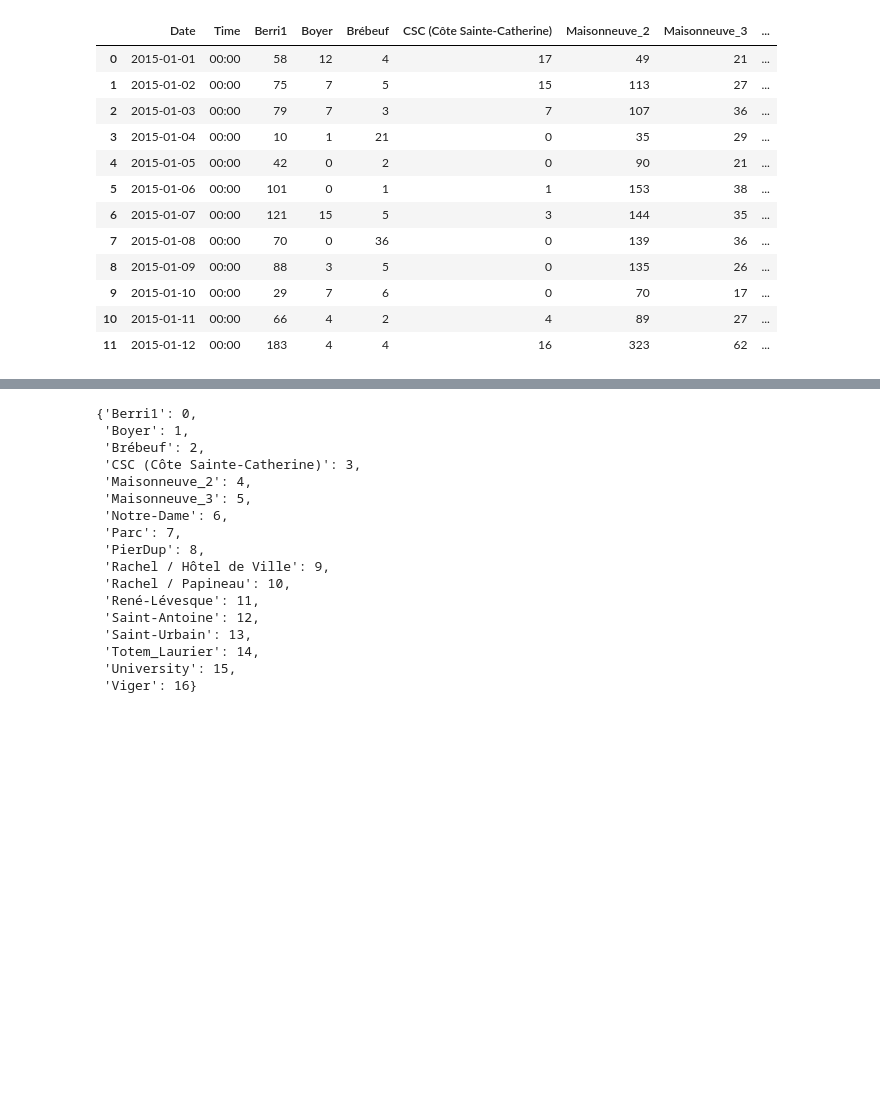
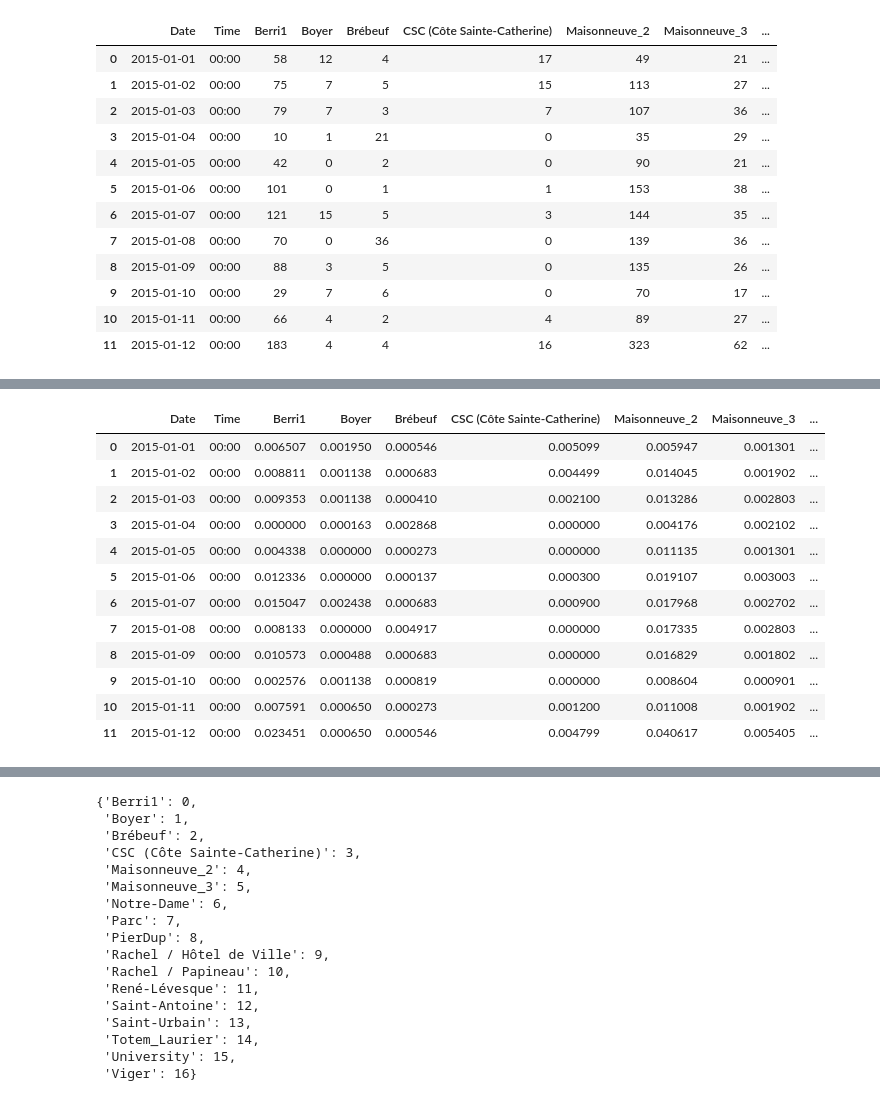
Before and after one commit to ufabc-bcc/srbench-competition-2023-track-2-c-bio-ufpr, a Jupyter notebook: SpatioTemporalGNN.ipynb, the cells around one changed output, grey strips where cells are left out. Drawn from its saved outputs; the diff is of its cells as text; code cells hidden in the pictures; blank space fills up the shorter version.

```diff
--- a/SpatioTemporalGNN.ipynb
+++ b/SpatioTemporalGNN.ipynb
@@ -40,0 +53,21 @@ bike_data.head(12)
+# %%
+# normalizing with min-max with scikit-learn
+from sklearn.preprocessing import MinMaxScaler
+scaler = MinMaxScaler()
+target_columns = [col for col in bike_data.columns if col not in ['Date', 'Time']]
+bike_data.loc[:, target_columns] = scaler.fit_transform(bike_data.loc[:, target_columns])
+bike_data.head(12)
+# %% [output]
+|  | Date | Time | Berri1 | Boyer | Brébeuf | CSC (Côte Sainte-Catherine) | Maisonneuve_2 | Maisonneuve_3 | ... |
+| 0 | 2015-01-01 | 00:00 | 0.006507 | 0.001950 | 0.000546 | 0.005099 | 0.005947 | 0.001301 | ... |
+| 1 | 2015-01-02 | 00:00 | 0.008811 | 0.001138 | 0.000683 | 0.004499 | 0.014045 | 0.001902 | ... |
+| 2 | 2015-01-03 | 00:00 | 0.009353 | 0.001138 | 0.000410 | 0.002100 | 0.013286 | 0.002803 | ... |
+| 3 | 2015-01-04 | 00:00 | 0.000000 | 0.000163 | 0.002868 | 0.000000 | 0.004176 | 0.002102 | ... |
+| 4 | 2015-01-05 | 00:00 | 0.004338 | 0.000000 | 0.000273 | 0.000000 | 0.011135 | 0.001301 | ... |
+| 5 | 2015-01-06 | 00:00 | 0.012336 | 0.000000 | 0.000137 | 0.000300 | 0.019107 | 0.003003 | ... |
+| 6 | 2015-01-07 | 00:00 | 0.015047 | 0.002438 | 0.000683 | 0.000900 | 0.017968 | 0.002702 | ... |
+| 7 | 2015-01-08 | 00:00 | 0.008133 | 0.000000 | 0.004917 | 0.000000 | 0.017335 | 0.002803 | ... |
+| 8 | 2015-01-09 | 00:00 | 0.010573 | 0.000488 | 0.000683 | 0.000000 | 0.016829 | 0.001802 | ... |
+| 9 | 2015-01-10 | 00:00 | 0.002576 | 0.001138 | 0.000819 | 0.000000 | 0.008604 | 0.000901 | ... |
+| 10 | 2015-01-11 | 00:00 | 0.007591 | 0.000650 | 0.000273 | 0.001200 | 0.011008 | 0.001902 | ... |
+| 11 | 2015-01-12 | 00:00 | 0.023451 | 0.000650 | 0.000546 | 0.004799 | 0.040617 | 0.005405 | ... |
```
Also changed, not shown: parts of 6 cells of this notebook.
